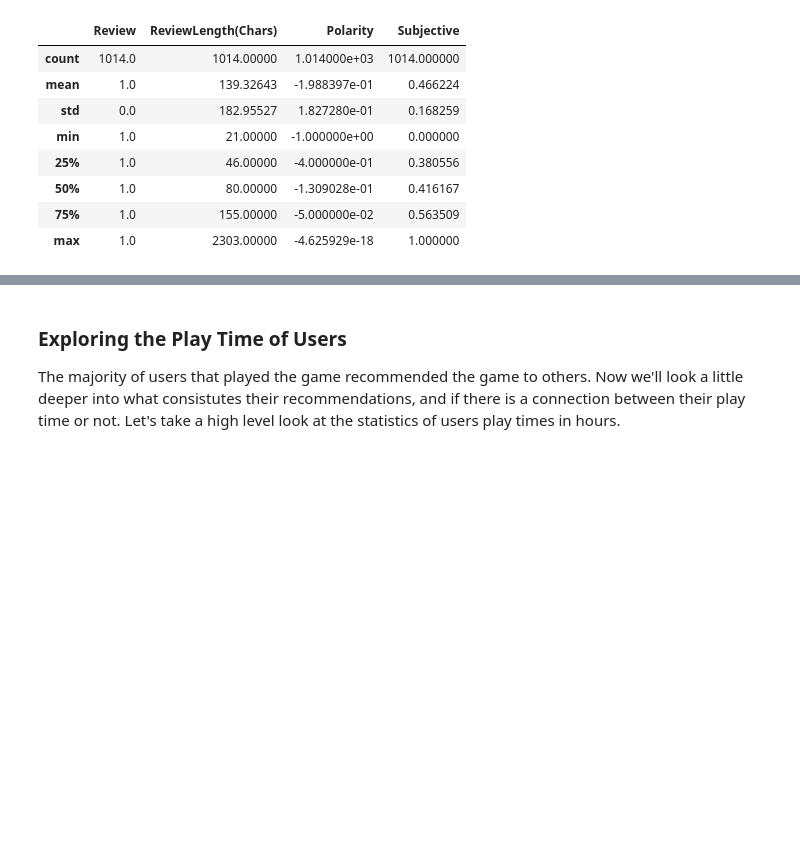
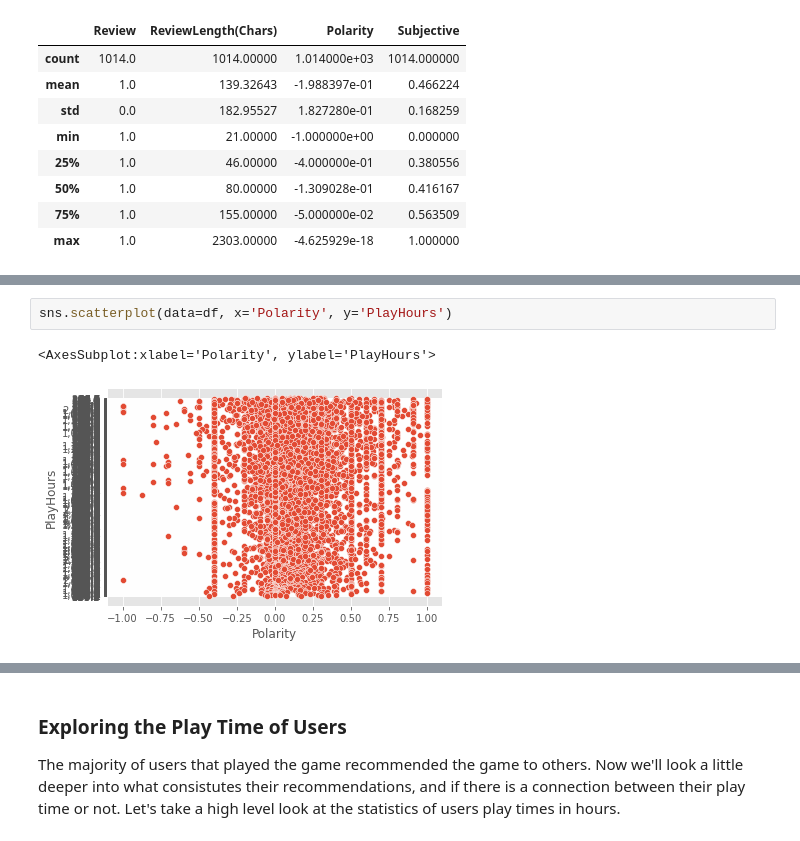
Before and after one commit to KatyaZeross/A-Satisfactory-Project, a Jupyter notebook: data-preprocessing.ipynb, the cells around one changed output, grey strips where cells are left out. Drawn from its saved outputs; the diff is of its cells as text; blank space fills up the shorter version.

Commit message:
plots broken

```diff
--- a/data-preprocessing.ipynb
+++ b/data-preprocessing.ipynb
@@ -233,0 +244,5 @@ df[(df.Review == 1) & (df.Polarity < 0)].describe()
+# %%
+sns.scatterplot(data=df, x='Polarity', y='PlayHours')
+# %% [output]
+<AxesSubplot:xlabel='Polarity', ylabel='PlayHours'>
+[figure, added]
```
Also changed, not shown: parts of 16 cells of this notebook.
